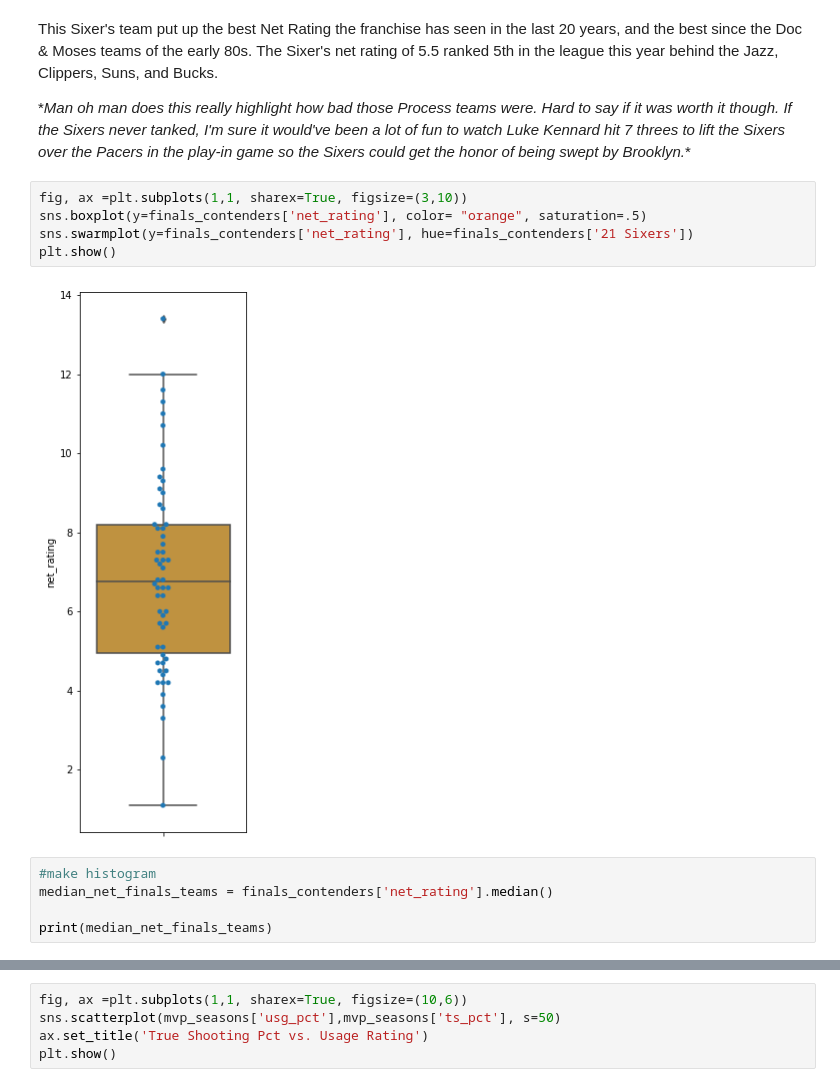
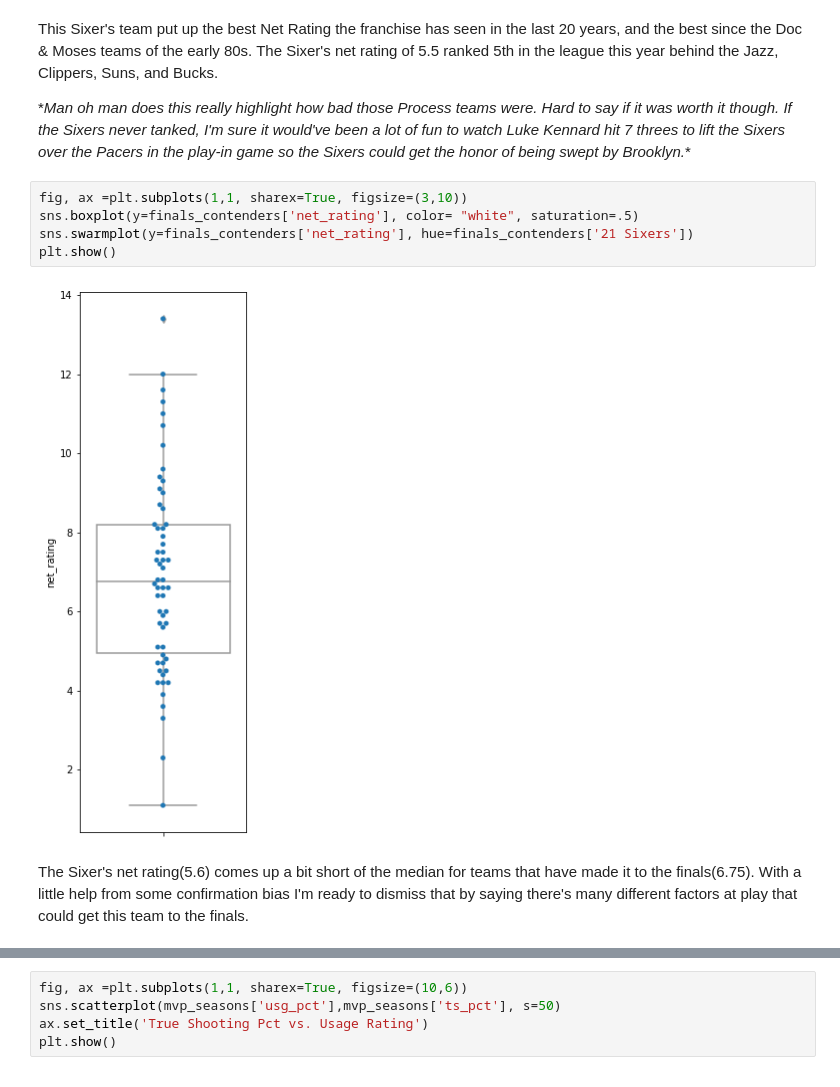
Before and after one commit to mhartz25/sixers_2021_playoffs, a Jupyter notebook: analysis.ipynb, the cells around one changed output, grey strips where cells are left out. Cells and saved outputs as stored; diff of their text form.

```diff
--- a/analysis.ipynb
+++ b/analysis.ipynb
@@ -121,16 +124,13 @@ This Sixer's team put up the best Net Rating the franchise has seen in the last
 \**Man oh man does this really highlight how bad those Process teams were. Hard to say if it was worth it though. If the Sixers never tanked, I'm sure it would've been a lot of fun to watch Luke Kennard hit 7 threes to lift the Sixers over the Pacers in the play-in game so the Sixers could get the honor of being swept by Brooklyn.*\*
 # %%
 fig, ax =plt.subplots(1,1, sharex=True, figsize=(3,10))
-sns.boxplot(y=finals_contenders['net_rating'], color= "orange", saturation=.5)
+sns.boxplot(y=finals_contenders['net_rating'], color= "white", saturation=.5)
 sns.swarmplot(y=finals_contenders['net_rating'], hue=finals_contenders['21 Sixers'])
 plt.show()
 # %% [output]
-[figure, old version]
+[figure, new version]
-# %%
-#make histogram
-median_net_finals_teams = finals_contenders['net_rating'].median()
-
-print(median_net_finals_teams)
+# %% [markdown]
+The Sixer's net rating(5.6) comes up a bit short of the median for teams that have made it to the finals(6.75). With a little help from some confirmation bias I'm ready to dismiss that by saying there's many different factors at play that could get this team to the finals.
 # %% [markdown]
 #EmVP
 
```
Also changed, not shown: parts of 19 cells of this notebook.
